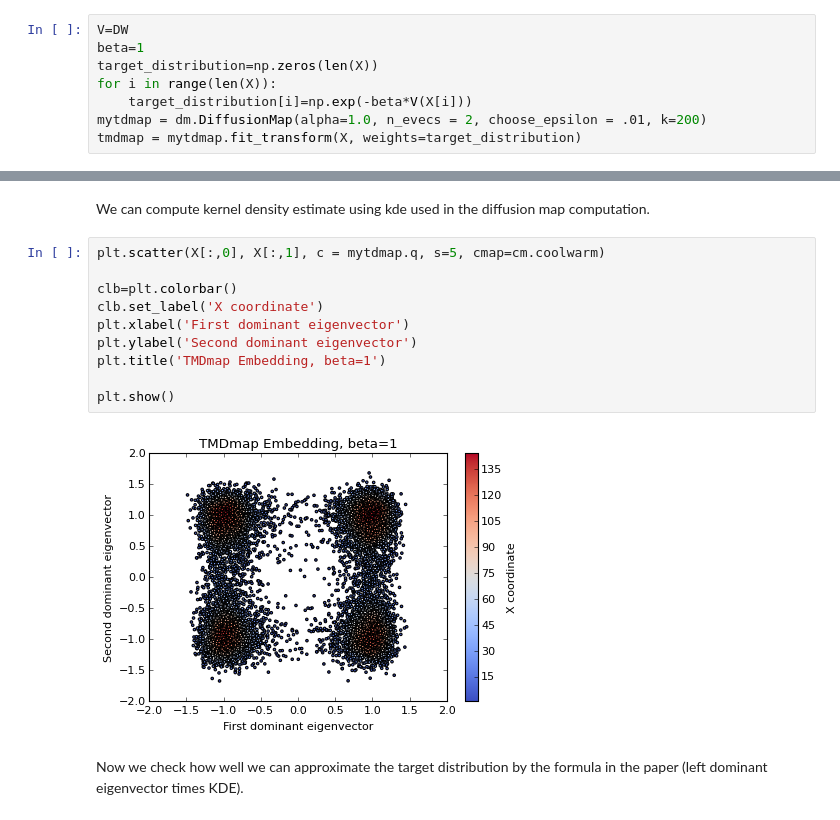
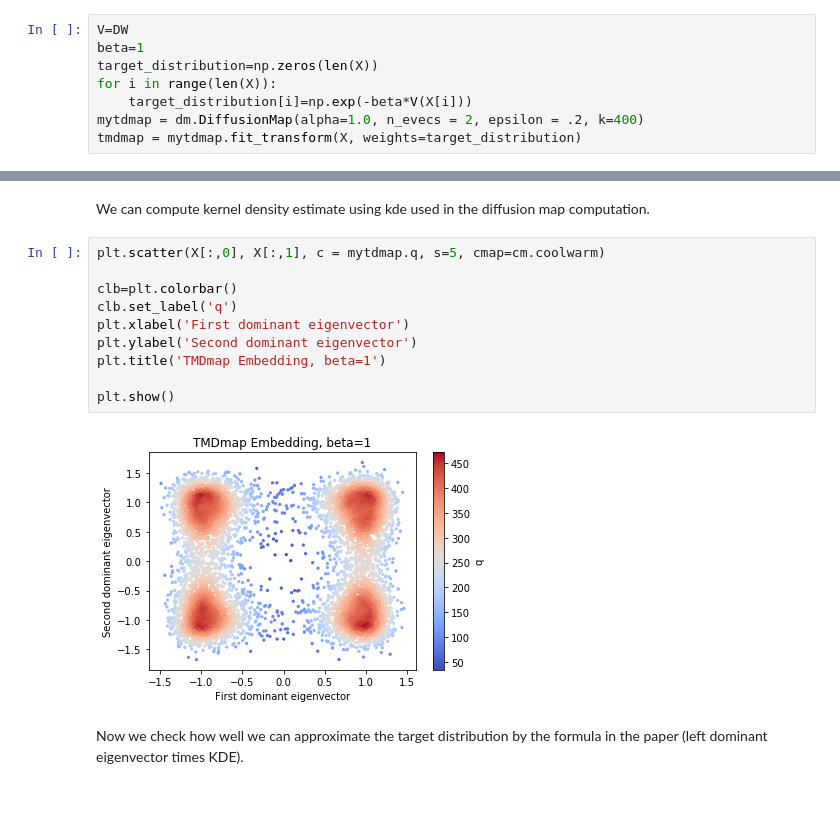
Before and after one commit to DiffusionMapsAcademics/pyDiffMap, a Jupyter notebook: examples/Four-Wells.ipynb, the cells around one changed output, grey strips where cells are left out. Drawn from its saved outputs; the diff is of its cells as text.

```diff
--- a/examples/Four-Wells.ipynb
+++ b/examples/Four-Wells.ipynb
@@ -94,5 +94,5 @@ beta=1
 target_distribution=np.zeros(len(X))
 for i in range(len(X)):
     target_distribution[i]=np.exp(-beta*V(X[i]))
-mytdmap = dm.DiffusionMap(alpha=1.0, n_evecs = 2, choose_epsilon = .01, k=200)
+mytdmap = dm.DiffusionMap(alpha=1.0, n_evecs = 2, epsilon = .2, k=400)
 tmdmap = mytdmap.fit_transform(X, weights=target_distribution)
@@ -139,15 +125,15 @@ We can compute kernel density estimate using kde used in the diffusion map compu
 # %%
 plt.scatter(X[:,0], X[:,1], c = mytdmap.q, s=5, cmap=cm.coolwarm)
 
 clb=plt.colorbar()
-clb.set_label('X coordinate')
+clb.set_label('q')
 plt.xlabel('First dominant eigenvector')
 plt.ylabel('Second dominant eigenvector')
 plt.title('TMDmap Embedding, beta=1')
 
 plt.show()
 # %% [output]
-[figure, old version]
+[figure, new version]
 # %% [markdown]
 Now we check how well we can approximate the target distribution by the formula in the paper (left dominant eigenvector times KDE).
 # %%
```
Also changed, not shown: parts of 16 cells of this notebook, 8 other files.
